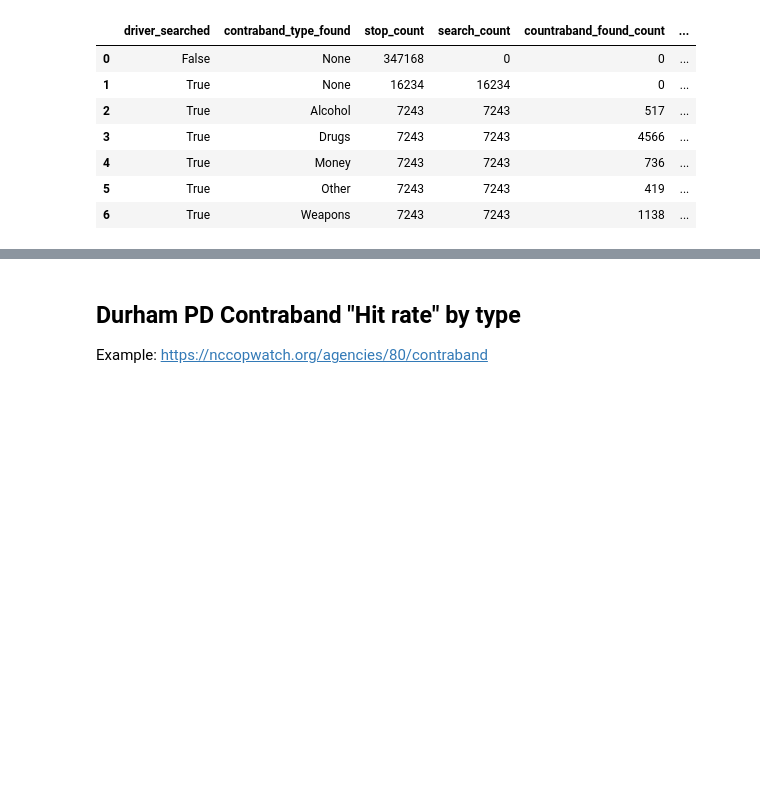
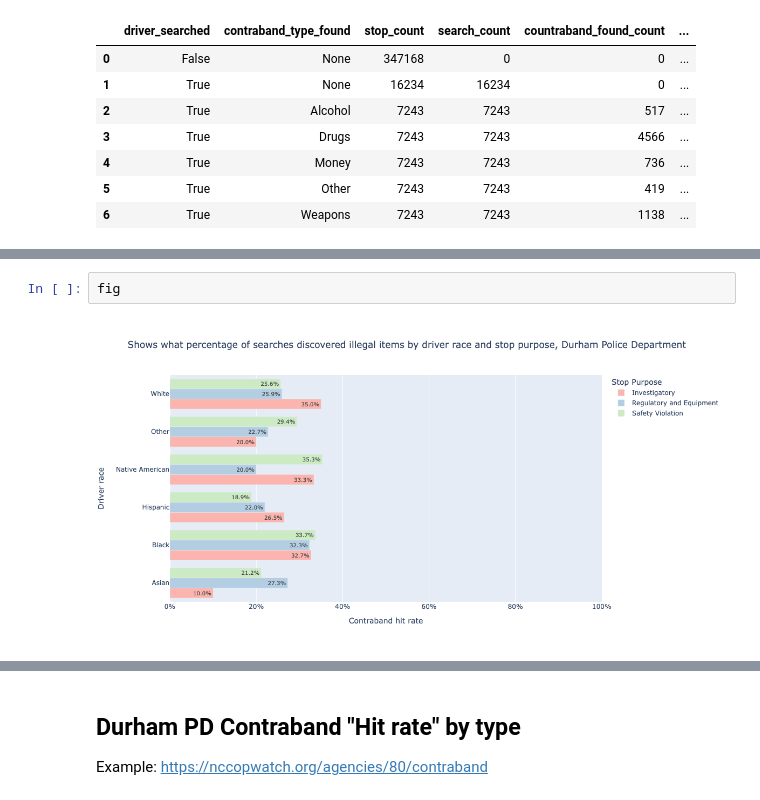
Before and after one commit to caktus/Traffic-Stops, a Jupyter notebook: nc/notebooks/2023-10-contraband-type/contraband-hit-rate-type.ipynb, the cells around one changed output, grey strips where cells are left out. Saved outputs shown, nothing was run; the diff lists cells and outputs as text; blank space fills up the shorter version.

```diff
--- a/nc/notebooks/2023-10-contraband-type/contraband-hit-rate-type.ipynb
+++ b/nc/notebooks/2023-10-contraband-type/contraband-hit-rate-type.ipynb
@@ -313,0 +466,4 @@ df
+# %%
+fig
+# %% [output]
+[figure, added]
```
Also changed, not shown: parts of 10 cells of this notebook, 2 other files.
